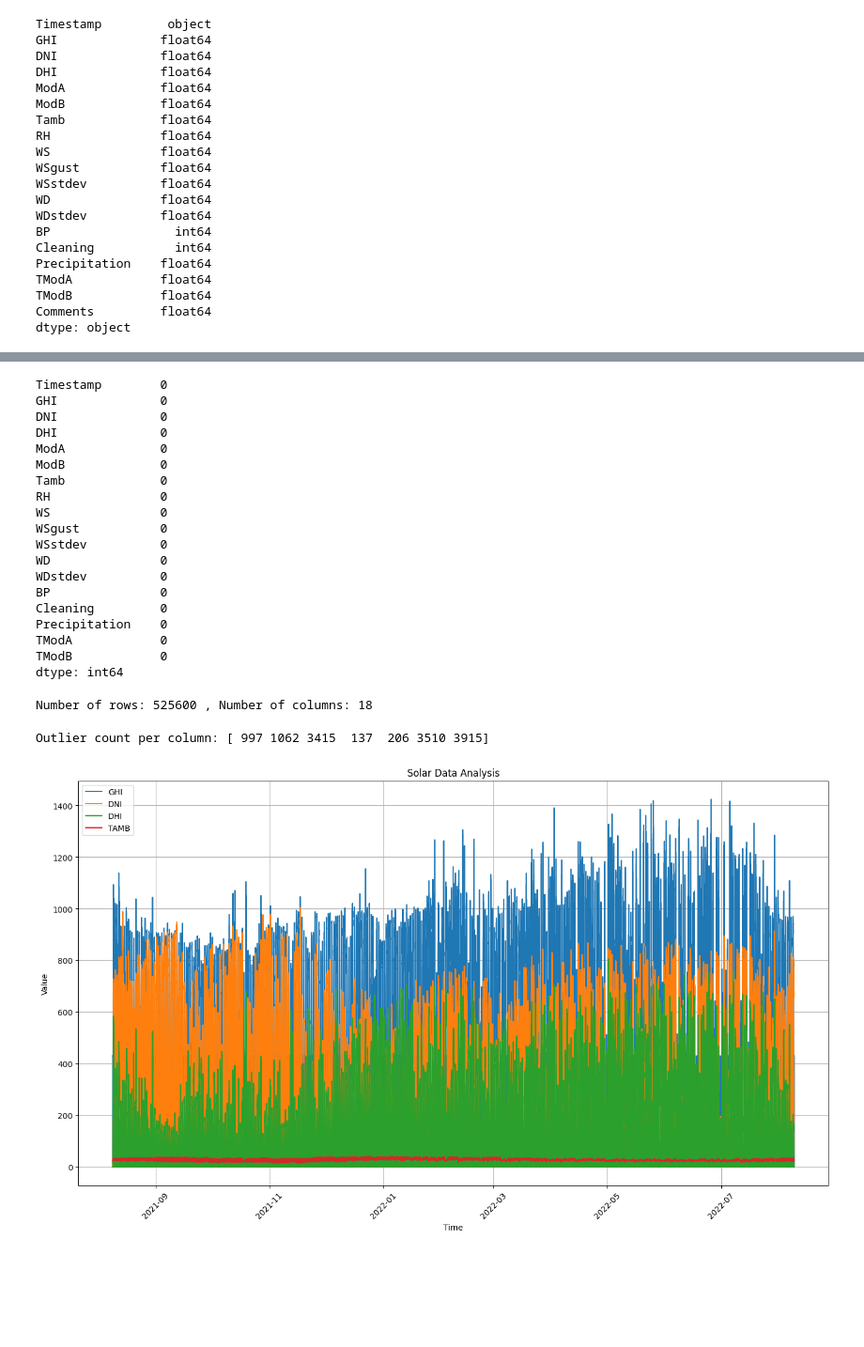
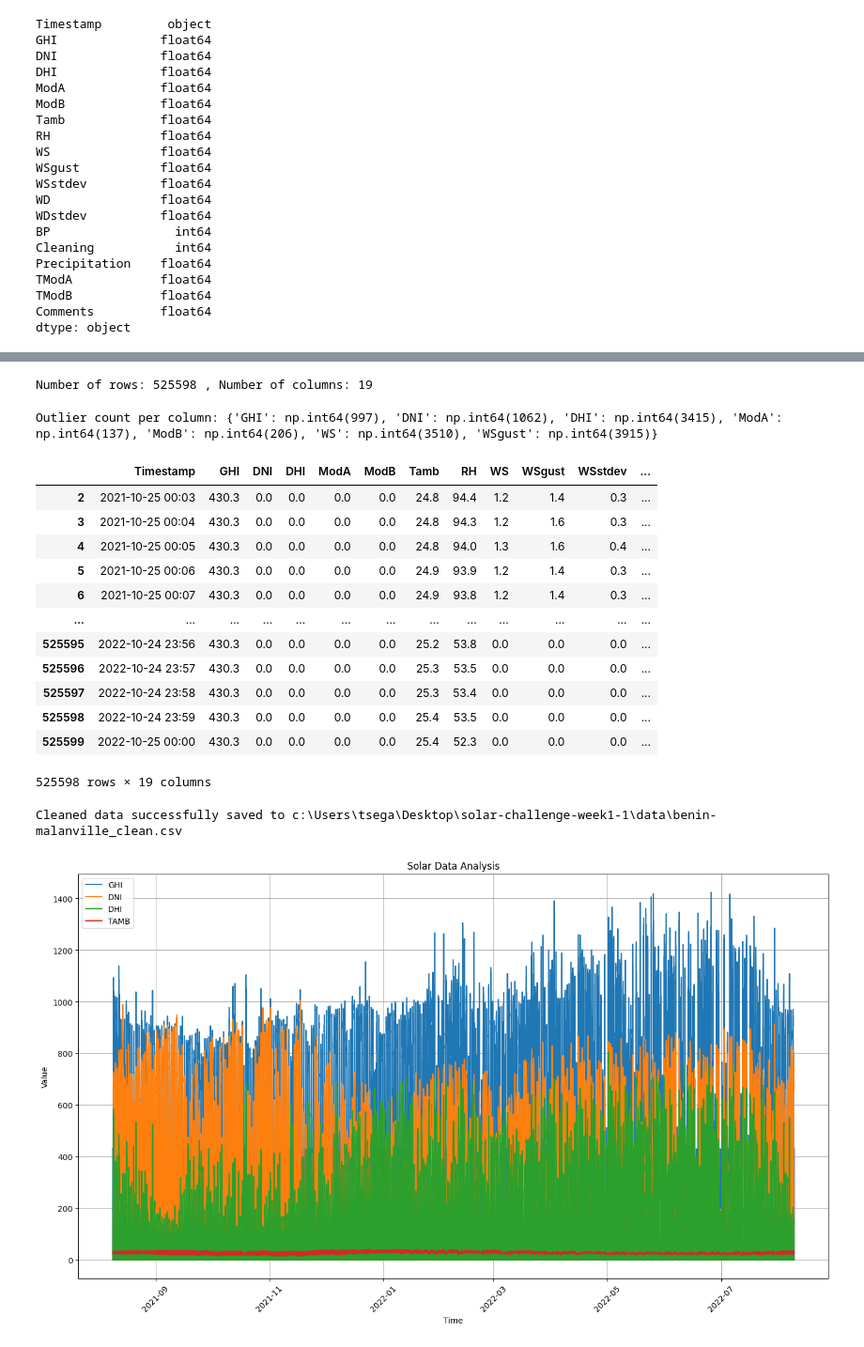
Before and after one commit to tsegabogale24/solar-challenge-week1, a Jupyter notebook: notebooks/togo_eda.ipynb, the cells around one changed output, grey strips where cells are left out. Shown at 94% size. Drawn from its saved outputs; the diff is of its cells as text; code cells hidden in the pictures; blank space fills up the shorter version.

```diff
--- a/notebooks/togo_eda.ipynb
+++ b/notebooks/togo_eda.ipynb
@@ -116,43 +141,5 @@ WSgust > 50: 0
-# %%
-irr_cols = ['GHI']
-
-# Replace negative values with NaN
-for col in irr_cols:
-    df[col] = df[col].mask(df[col] < 0)
-
-# Impute with median
-for col in irr_cols:
-    df[col] = df[col].fillna(df[col].median())
-# %%
-print(df.isnull().sum())
-# %% [output]
-Timestamp        0
-GHI              0
-DNI              0
-DHI              0
-ModA             0
-ModB             0
-Tamb             0
-RH               0
-WS               0
-WSgust           0
-WSstdev          0
-WD               0
-WDstdev          0
-BP               0
-Cleaning         0
-Precipitation    0
-TModA            0
-TModB            0
-dtype: int64
 # %%
 rows, columns = df.shape
 print(f"Number of rows: {rows} , Number of columns: {columns}")
 # %% [output]
-Number of rows: 525600 , Number of columns: 18
+Number of rows: 525598 , Number of columns: 19
-# %%
-z_scores = np.abs(stats.zscore(df[['GHI', 'DNI', 'DHI', 'ModA', 'ModB', 'WS', 'WSgust']].dropna()))
-outliers = (z_scores > 3).sum(axis=0)
-print("Outlier count per column:", outliers)
-# %% [output]
-Outlier count per column: [ 997 1062 3415  137  206 3510 3915]
@@ -161,3 +146,29 @@ df.to_csv('./../data/togo-depaong_clean.csv', index=False)
+# %%
+from src.util import flag_outlier
+flag_outlier(df)
+# %% [output]
+Outlier count per column: {'GHI': np.int64(997), 'DNI': np.int64(1062), 'DHI': np.int64(3415), 'ModA': np.int64(137), 'ModB': np.int64(206), 'WS': np.int64(3510), 'WSgust': np.int64(3915)}
+|  | Timestamp | GHI | DNI | DHI | ModA | ModB | Tamb | RH | WS | WSgust | WSstdev | ... |
+| 2 | 2021-10-25 00:03 | 430.3 | 0.0 | 0.0 | 0.0 | 0.0 | 24.8 | 94.4 | 1.2 | 1.4 | 0.3 | ... |
+| 3 | 2021-10-25 00:04 | 430.3 | 0.0 | 0.0 | 0.0 | 0.0 | 24.8 | 94.3 | 1.2 | 1.6 | 0.3 | ... |
+| 4 | 2021-10-25 00:05 | 430.3 | 0.0 | 0.0 | 0.0 | 0.0 | 24.8 | 94.0 | 1.3 | 1.6 | 0.4 | ... |
+| 5 | 2021-10-25 00:06 | 430.3 | 0.0 | 0.0 | 0.0 | 0.0 | 24.9 | 93.9 | 1.2 | 1.4 | 0.3 | ... |
+| 6 | 2021-10-25 00:07 | 430.3 | 0.0 | 0.0 | 0.0 | 0.0 | 24.9 | 93.8 | 1.2 | 1.4 | 0.3 | ... |
+| ... | ... | ... | ... | ... | ... | ... | ... | ... | ... | ... | ... | ... |
+| 525595 | 2022-10-24 23:56 | 430.3 | 0.0 | 0.0 | 0.0 | 0.0 | 25.2 | 53.8 | 0.0 | 0.0 | 0.0 | ... |
+| 525596 | 2022-10-24 23:57 | 430.3 | 0.0 | 0.0 | 0.0 | 0.0 | 25.3 | 53.5 | 0.0 | 0.0 | 0.0 | ... |
+| 525597 | 2022-10-24 23:58 | 430.3 | 0.0 | 0.0 | 0.0 | 0.0 | 25.3 | 53.4 | 0.0 | 0.0 | 0.0 | ... |
+| 525598 | 2022-10-24 23:59 | 430.3 | 0.0 | 0.0 | 0.0 | 0.0 | 25.4 | 53.5 | 0.0 | 0.0 | 0.0 | ... |
+| 525599 | 2022-10-25 00:00 | 430.3 | 0.0 | 0.0 | 0.0 | 0.0 | 25.4 | 52.3 | 0.0 | 0.0 | 0.0 | ... |
+525598 rows × 19 columns
+# %%
+import importlib
+import src.util
+importlib.reload(src.util)
+from src.util import export_data
+export_data(df, './../data/benin-malanville_clean.csv')
+# %% [output]
+Cleaned data successfully saved to c:\Users\tsega\Desktop\solar-challenge-week1-1\data\benin-malanville_clean.csv
 # %%
 df['Timestamp'] = pd.date_range(start='2021-08-09', periods=len(df), freq='1min')
 
```
Also changed, not shown: parts of 17 cells of this notebook, 4 other files.
